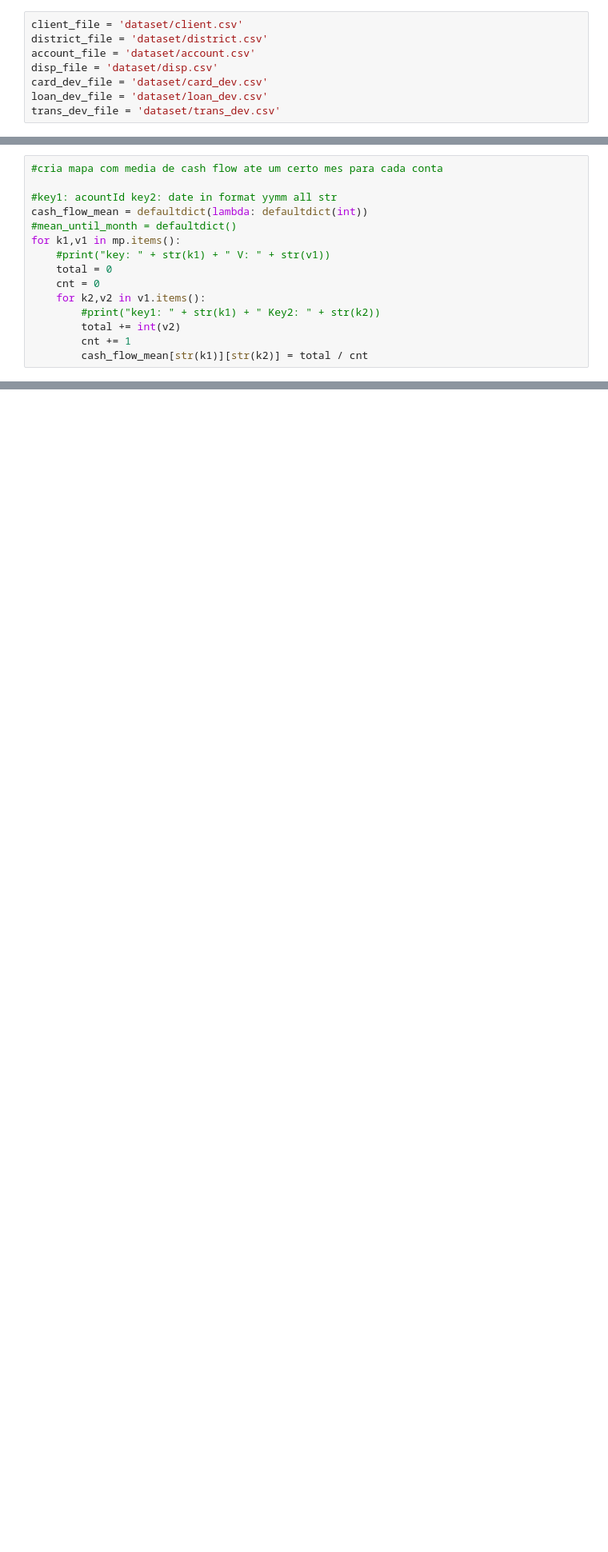
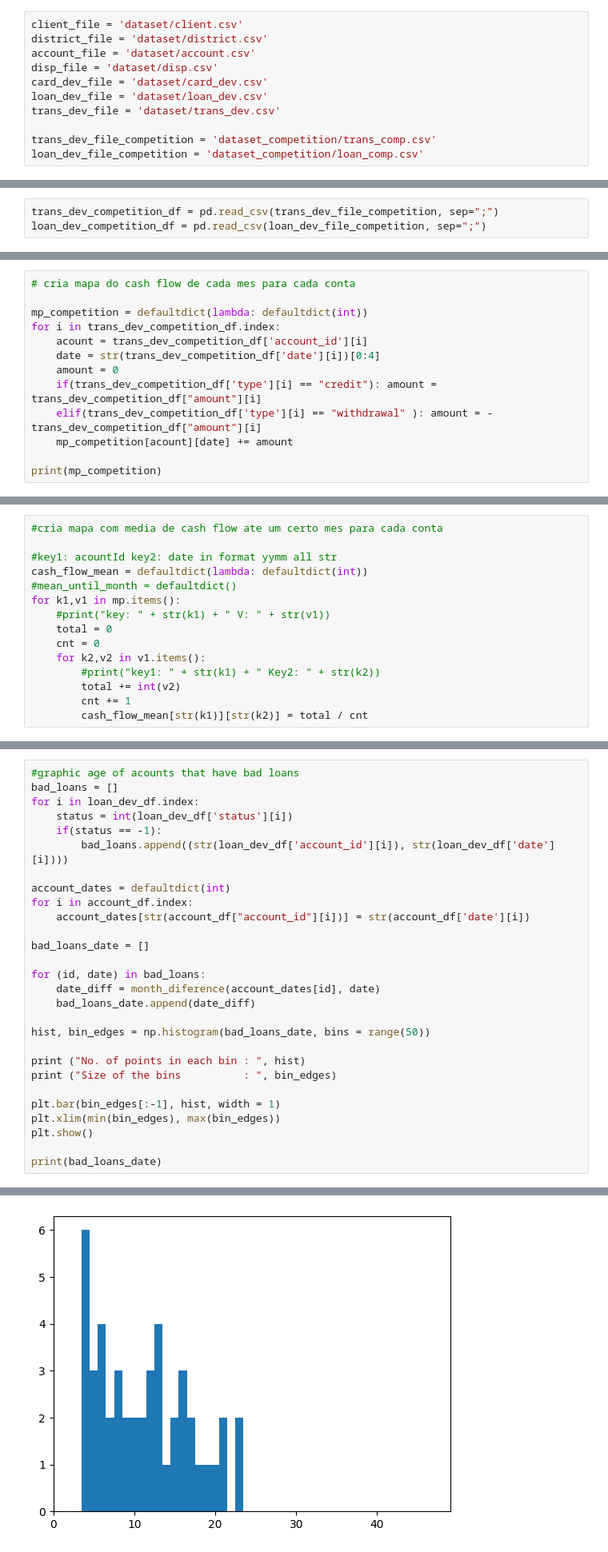
Before and after one commit to sofiateixeira22/DMI2324, a Jupyter notebook: src/main.ipynb, the cells around one changed output, grey strips where cells are left out. Shown at 80% size. Saved outputs shown, nothing was run; the diff lists cells and outputs as text; blank space fills up the shorter version.

```diff
--- a/src/main.ipynb
+++ b/src/main.ipynb
@@ -13,6 +21,9 @@ disp_file = 'dataset/disp.csv'
 card_dev_file = 'dataset/card_dev.csv'
 loan_dev_file = 'dataset/loan_dev.csv'
 trans_dev_file = 'dataset/trans_dev.csv'
+
+trans_dev_file_competition = 'dataset_competition/trans_comp.csv'
+loan_dev_file_competition = 'dataset_competition/loan_comp.csv'
 # %%
 client_df = pd.read_csv(client_file, sep=";")
 district_df = pd.read_csv(district_file, sep=";")
@@ -21,6 +32,9 @@ disp_df = pd.read_csv(disp_file, sep=";")
 card_dev_df = pd.read_csv(card_dev_file, sep=";")
 loan_dev_df = pd.read_csv(loan_dev_file, sep=";")
 trans_dev_df = pd.read_csv(trans_dev_file, sep=";", dtype={'bank': str, 'account': str})
+# %%
+trans_dev_competition_df = pd.read_csv(trans_dev_file_competition, sep=";")
+loan_dev_competition_df = pd.read_csv(loan_dev_file_competition, sep=";")
 # %%
 #months to 0:x indexes
 
@@ -98,0 +127,13 @@ print(mp)
+# %%
+# cria mapa do cash flow de cada mes para cada conta
+
+mp_competition = defaultdict(lambda: defaultdict(int))
+for i in trans_dev_competition_df.index:
+    acount = trans_dev_competition_df['account_id'][i]
+    date = str(trans_dev_competition_df['date'][i])[0:4]
+    amount = 0
+    if(trans_dev_competition_df['type'][i] == "credit"): amount = trans_dev_competition_df["amount"][i]
+    elif(trans_dev_competition_df['type'][i] == "withdrawal" ): amount = - trans_dev_competition_df["amount"][i]
+    mp_competition[acount][date] += amount
+
+print(mp_competition)
@@ -203,0 +295,29 @@ plt.show()
+# %%
+#graphic age of acounts that have bad loans
+bad_loans = []
+for i in loan_dev_df.index:
+    status = int(loan_dev_df['status'][i])
+    if(status == -1):
+        bad_loans.append((str(loan_dev_df['account_id'][i]), str(loan_dev_df['date'][i])))
+
+account_dates = defaultdict(int)
+for i in account_df.index:
+    account_dates[str(account_df["account_id"][i])] = str(account_df['date'][i])
+
+bad_loans_date = []
+
+for (id, date) in bad_loans:
+    date_diff = month_diference(account_dates[id], date)
+    bad_loans_date.append(date_diff)
+
+hist, bin_edges = np.histogram(bad_loans_date, bins = range(50))
+
+print ("No. of points in each bin : ", hist)
+print ("Size of the bins          : ", bin_edges)
+
+plt.bar(bin_edges[:-1], hist, width = 1)
+plt.xlim(min(bin_edges), max(bin_edges))
+plt.show()
+
+print(bad_loans_date)
+# %% [output]
@@ -203,0 +329 @@ plt.show()
+[figure, added]
```
Also changed, not shown: parts of 24 cells of this notebook.
